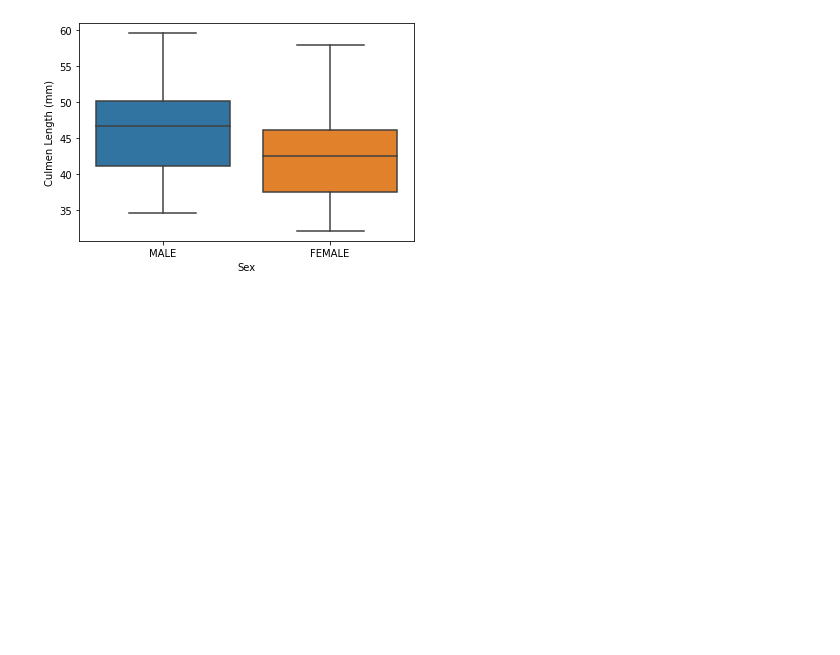
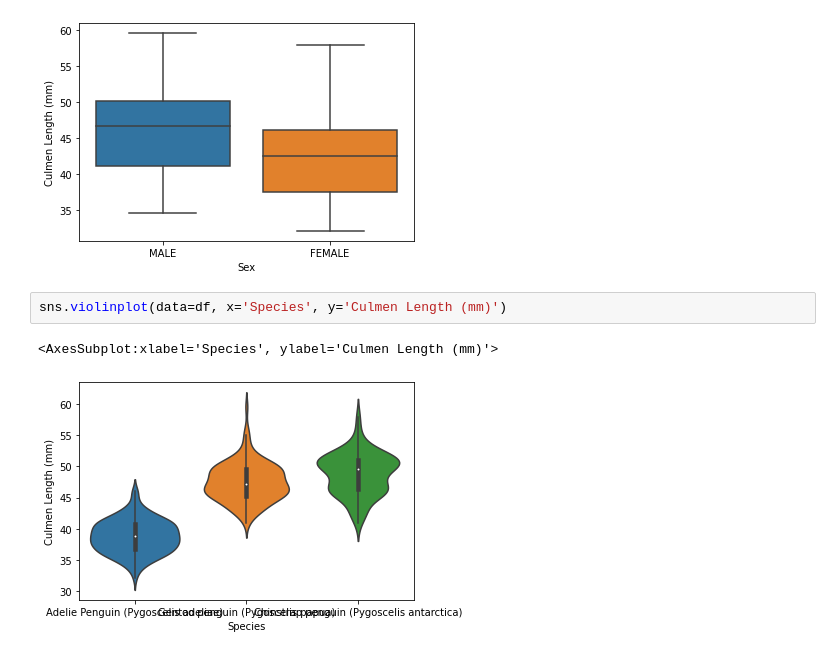
Before and after one commit to jamietsadler/xgboost_penguins, a Jupyter notebook: Penguins.ipynb, the cells around one changed output. Drawn from its saved outputs; the diff is of its cells as text; blank space fills up the shorter version.

```diff
--- a/Penguins.ipynb
+++ b/Penguins.ipynb
@@ -172,3 +177,8 @@ sns.boxplot(data=df, x='Sex', y='Culmen Length (mm)')
 # %% [output]
 <AxesSubplot:xlabel='Sex', ylabel='Culmen Length (mm)'>
 [figure]
+# %%
+sns.violinplot(data=df, x='Species', y='Culmen Length (mm)')
+# %% [output]
+<AxesSubplot:xlabel='Species', ylabel='Culmen Length (mm)'>
+[figure, added]
```
Also changed, not shown: parts of 9 cells of this notebook.
